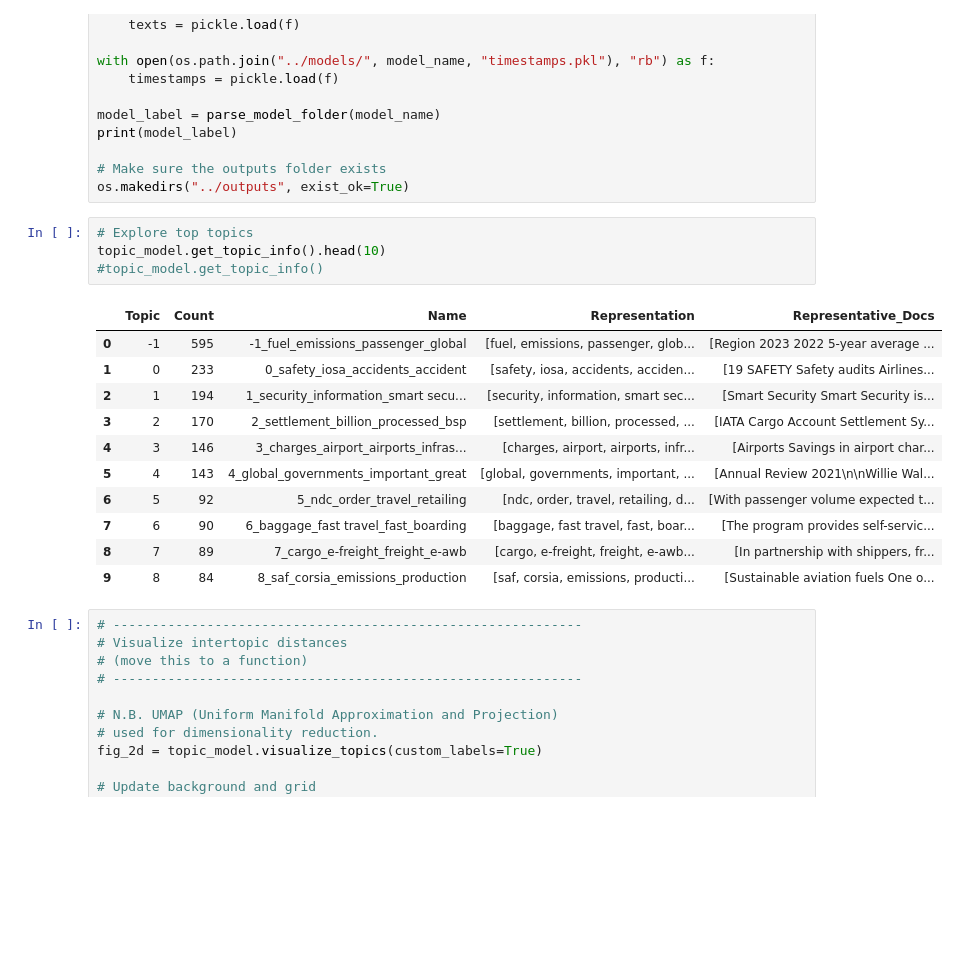
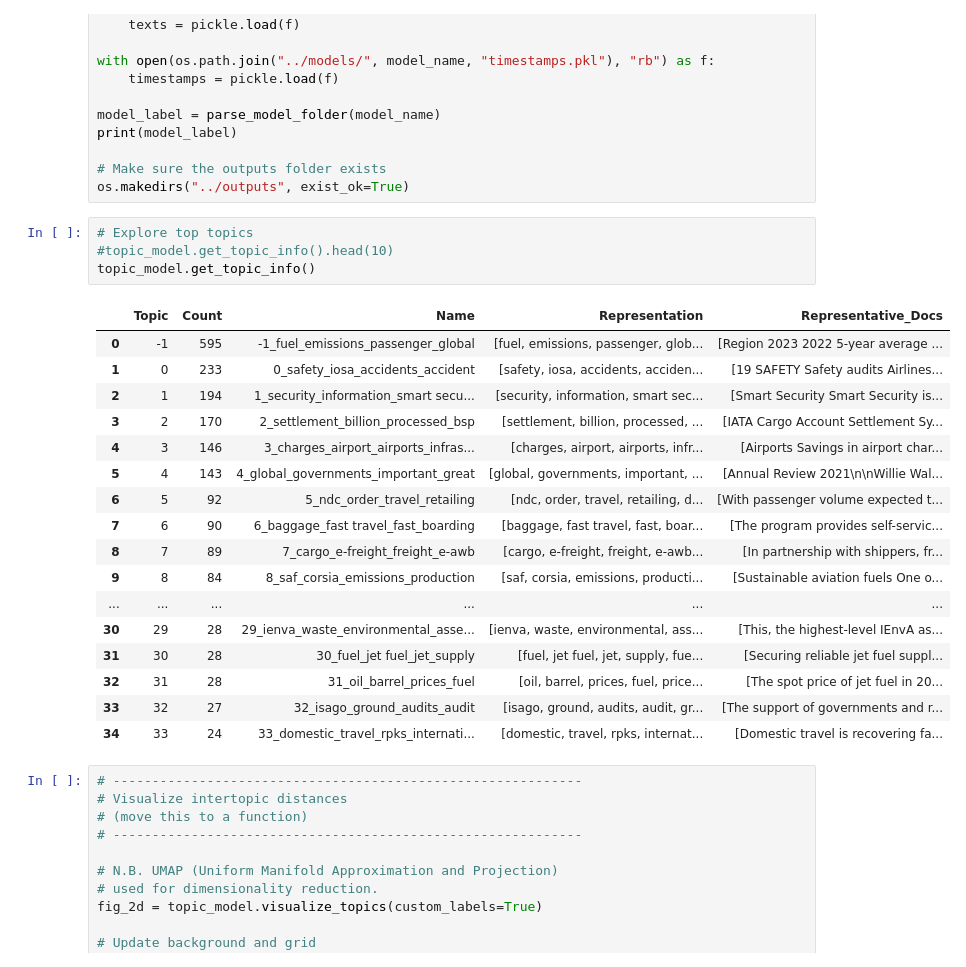
Before and after one commit to kleney/CaseStudy, a Jupyter notebook: notebooks/clustering_analysis_visualisation.ipynb, the cells around one changed output. Cells and saved outputs as stored; diff of their text form; blank space fills up the shorter version.

```diff
--- a/notebooks/clustering_analysis_visualisation.ipynb
+++ b/notebooks/clustering_analysis_visualisation.ipynb
@@ -42,20 +42,26 @@ print(model_label)
 os.makedirs("../outputs", exist_ok=True)
 # %%
 # Explore top topics
-topic_model.get_topic_info().head(10)
-#topic_model.get_topic_info()
+#topic_model.get_topic_info().head(10)
+topic_model.get_topic_info()
 # %% [output]
 |  | Topic | Count | Name | Representation | Representative_Docs |
 | 0 | -1 | 595 | -1_fuel_emissions_passenger_global | [fuel, emissions, passenger, glob... | [Region 2023 2022 5-year average ... |
 | 1 | 0 | 233 | 0_safety_iosa_accidents_accident | [safety, iosa, accidents, acciden... | [19 SAFETY Safety audits Airlines... |
 | 2 | 1 | 194 | 1_security_information_smart secu... | [security, information, smart sec... | [Smart Security Smart Security is... |
 | 3 | 2 | 170 | 2_settlement_billion_processed_bsp | [settlement, billion, processed, ... | [IATA Cargo Account Settlement Sy... |
 | 4 | 3 | 146 | 3_charges_airport_airports_infras... | [charges, airport, airports, infr... | [Airports Savings in airport char... |
 | 5 | 4 | 143 | 4_global_governments_important_great | [global, governments, important, ... | [Annual Review 2021\n\nWillie Wal... |
 | 6 | 5 | 92 | 5_ndc_order_travel_retailing | [ndc, order, travel, retailing, d... | [With passenger volume expected t... |
 | 7 | 6 | 90 | 6_baggage_fast travel_fast_boarding | [baggage, fast travel, fast, boar... | [The program provides self-servic... |
 | 8 | 7 | 89 | 7_cargo_e-freight_freight_e-awb | [cargo, e-freight, freight, e-awb... | [In partnership with shippers, fr... |
 | 9 | 8 | 84 | 8_saf_corsia_emissions_production | [saf, corsia, emissions, producti... | [Sustainable aviation fuels One o... |
+| ... | ... | ... | ... | ... | ... |
+| 30 | 29 | 28 | 29_ienva_waste_environmental_asse... | [ienva, waste, environmental, ass... | [This, the highest-level IEnvA as... |
+| 31 | 30 | 28 | 30_fuel_jet fuel_jet_supply | [fuel, jet fuel, jet, supply, fue... | [Securing reliable jet fuel suppl... |
+| 32 | 31 | 28 | 31_oil_barrel_prices_fuel | [oil, barrel, prices, fuel, price... | [The spot price of jet fuel in 20... |
+| 33 | 32 | 27 | 32_isago_ground_audits_audit | [isago, ground, audits, audit, gr... | [The support of governments and r... |
+| 34 | 33 | 24 | 33_domestic_travel_rpks_internati... | [domestic, travel, rpks, internat... | [Domestic travel is recovering fa... |
 # %%
 # ------------------------------------------------------------
 # Visualize intertopic distances
```
Also changed, not shown: parts of 3 cells of this notebook, 5 other files.
